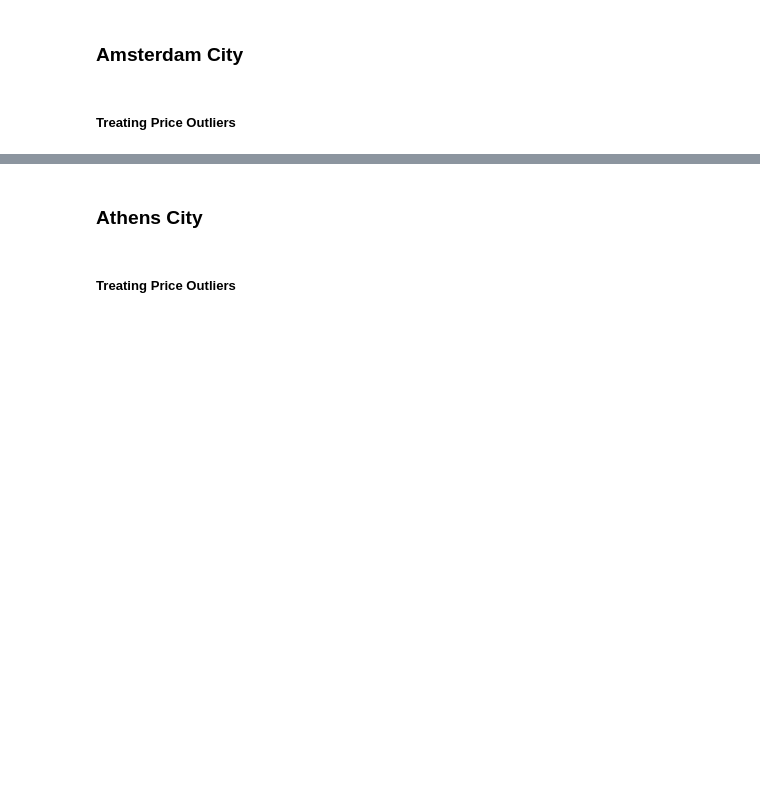
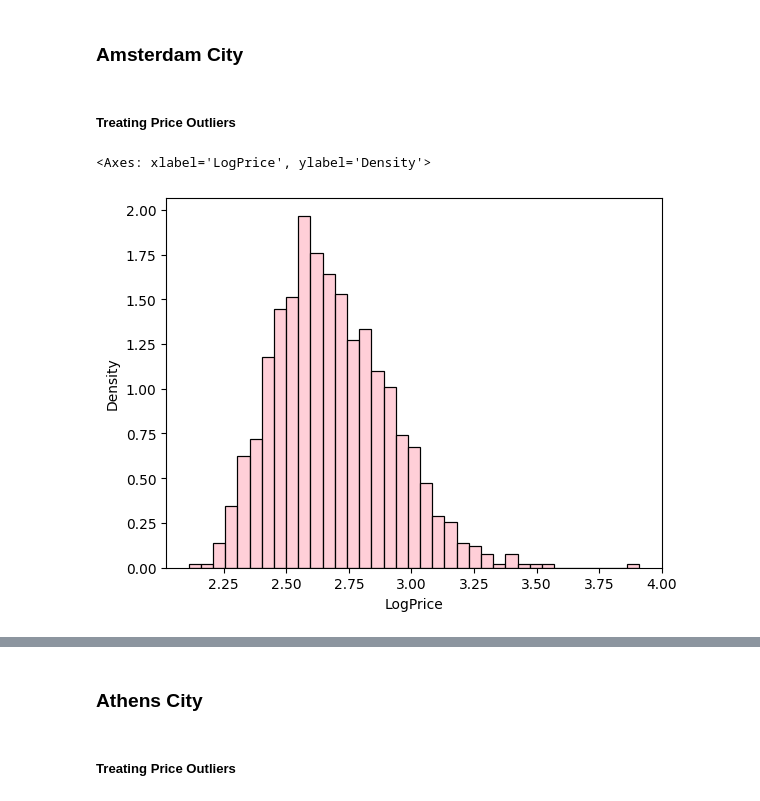
Before and after one commit to sarahp31/AirbnbPrice_Prediction, a Jupyter notebook: notebook/airbnb_analysis.ipynb, the cells around one changed output, grey strips where cells are left out. Saved outputs shown, nothing was run; the diff lists cells and outputs as text; code cells hidden in the pictures; blank space fills up the shorter version.

```diff
--- a/notebook/airbnb_analysis.ipynb
+++ b/notebook/airbnb_analysis.ipynb
@@ -109,3 +65,8 @@ data_paris = data.loc[data['City'] == 'Paris'].copy()
 ### Amsterdam City
 # %% [markdown]
 ##### Treating Price Outliers
+# %%
+sns.histplot(data_amsterdam['LogPrice'], color = 'pink', stat="density")
+# %% [output]
+<Axes: xlabel='LogPrice', ylabel='Density'>
+[figure, added]
```
Also changed, not shown: parts of 47 cells of this notebook, 1 other file.
